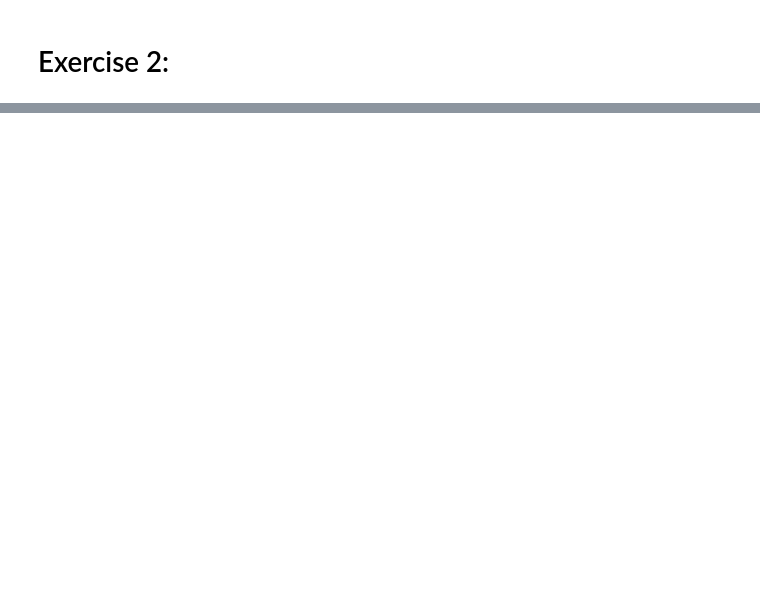
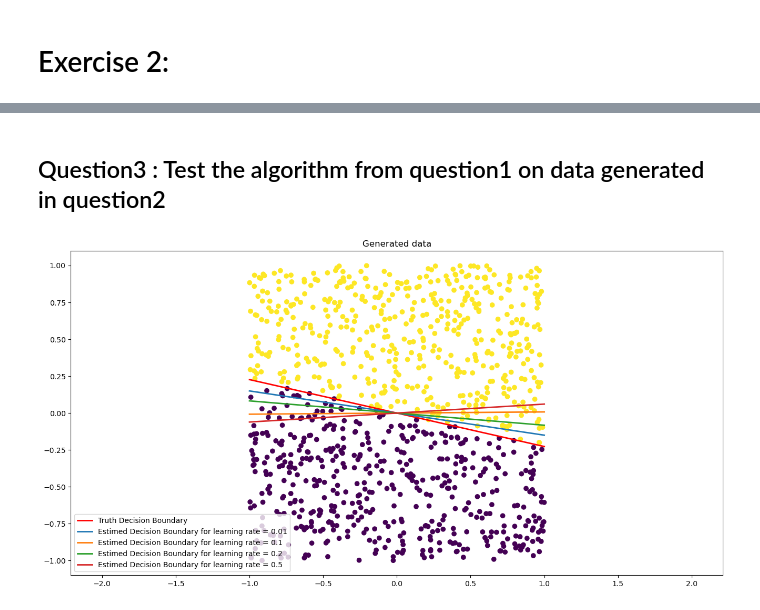
Before and after one commit to AugustinCablant/3A-class, a Jupyter notebook: Computational Statistics/TP1.ipynb, the cells around one changed output, grey strips where cells are left out. Cells and saved outputs as stored; diff of their text form; code cells hidden in the pictures; blank space fills up the shorter version.

```diff
--- a/Computational Statistics/TP1.ipynb
+++ b/Computational Statistics/TP1.ipynb
@@ -193,0 +276,39 @@ plt.show()
+# %% [markdown]
+## Question3 : Test the algorithm from question1 on data generated in question2
+# %%
+np.random.seed(0)
+n = 1000
+n_features = 2
+
+w = np.random.uniform(-1,1,2)
+w /= npl.norm(w)
+
+X = np.random.uniform(-1, 1, (n, n_features))
+y = np.sign(X @ w)
+
+slope = lambda t: -t[0]/t[1]
+x_vals = np.array([-1,1])
+y_vals = slope(w) * x_vals
+
+
+plt.figure(figsize = (16,8))
+plt.title('Generated data')
+plt.scatter(X[:,0], X[:,1], c = y)
+plt.plot(x_vals, y_vals, color = 'red', label = 'Truth Decision Boundary', lw = 2)
+for learning_rate in [0.01, 0.1, 0.2, 0.5]:
+    estim_w, estimation_of_w = SGD(
+                            X = X,
+                            Y = y,
+                            learning_rate = learning_rate,
+                            n_epochs = 10 ** 5
+                            )
+    x_vals_estim = np.array([-1,1])
+    y_vals_estim = slope(estim_w) * x_vals_estim
+    plt.plot(x_vals_estim, y_vals_estim, label = f'Estimed Decision Boundary for learning rate = {learning_rate}', lw = 2)
+plt.xlim([-1, 1])
+plt.ylim([-1, 1])
+plt.axis('equal')
+plt.legend()
+plt.show()
+# %% [output]
+[figure, added]
```
Also changed, not shown: parts of 15 cells of this notebook.
